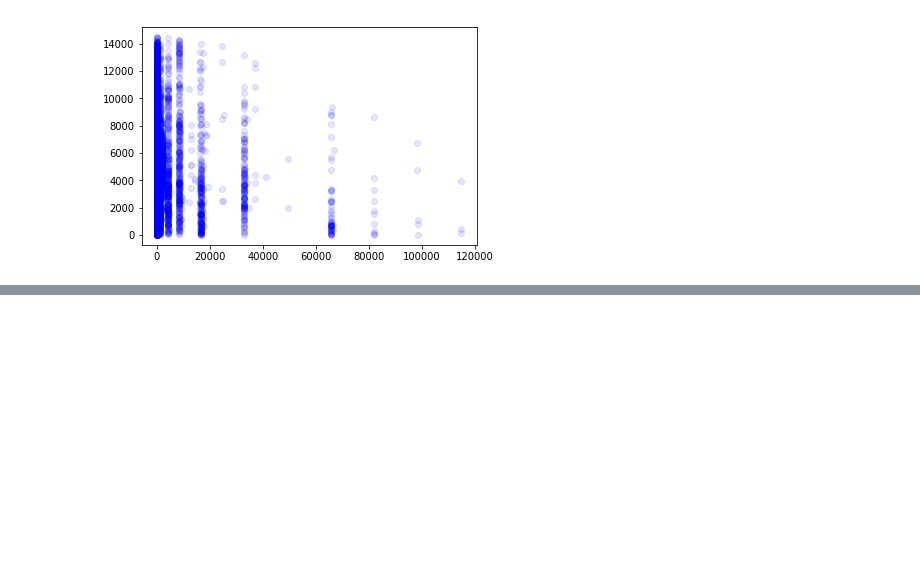
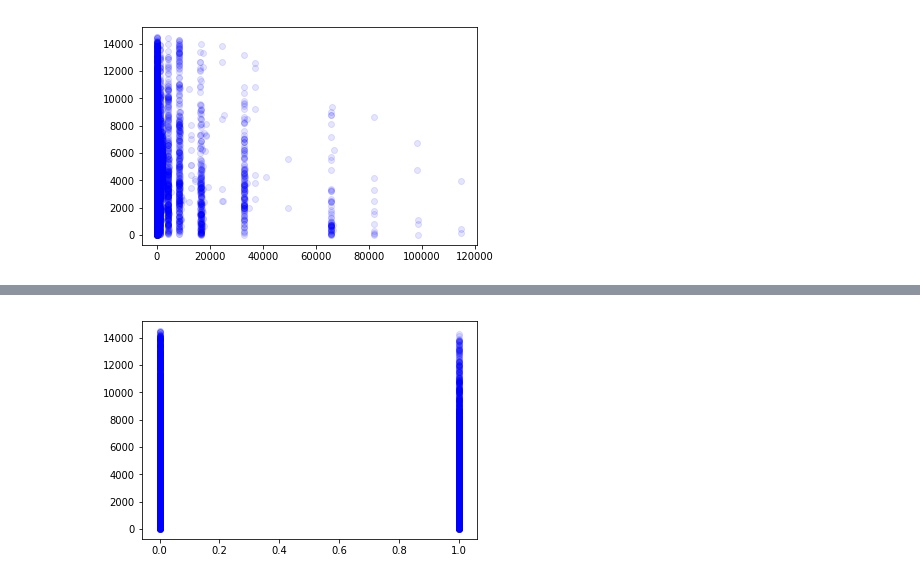
Before and after one commit to DouglasAR01/IA_Regresor_shows_animados, a Jupyter notebook: Data analysis.ipynb, the cells around one changed output, grey strips where cells are left out. Saved outputs shown, nothing was run; the diff lists cells and outputs as text; code cells hidden in the pictures; blank space fills up the shorter version.

```diff
--- a/Data analysis.ipynb
+++ b/Data analysis.ipynb
@@ -99,0 +101,4 @@ pd.plotting.scatter_matrix(treated_data, figsize=(20,20));
+# %%
+plt.scatter(treated_data['Romance'],treated_data['Popularity'], c="blue", cmap='rainbow', alpha=0.1);
+# %% [output]
+[figure, added]
```
Also changed, not shown: parts of 2 cells of this notebook, 4 other files.
